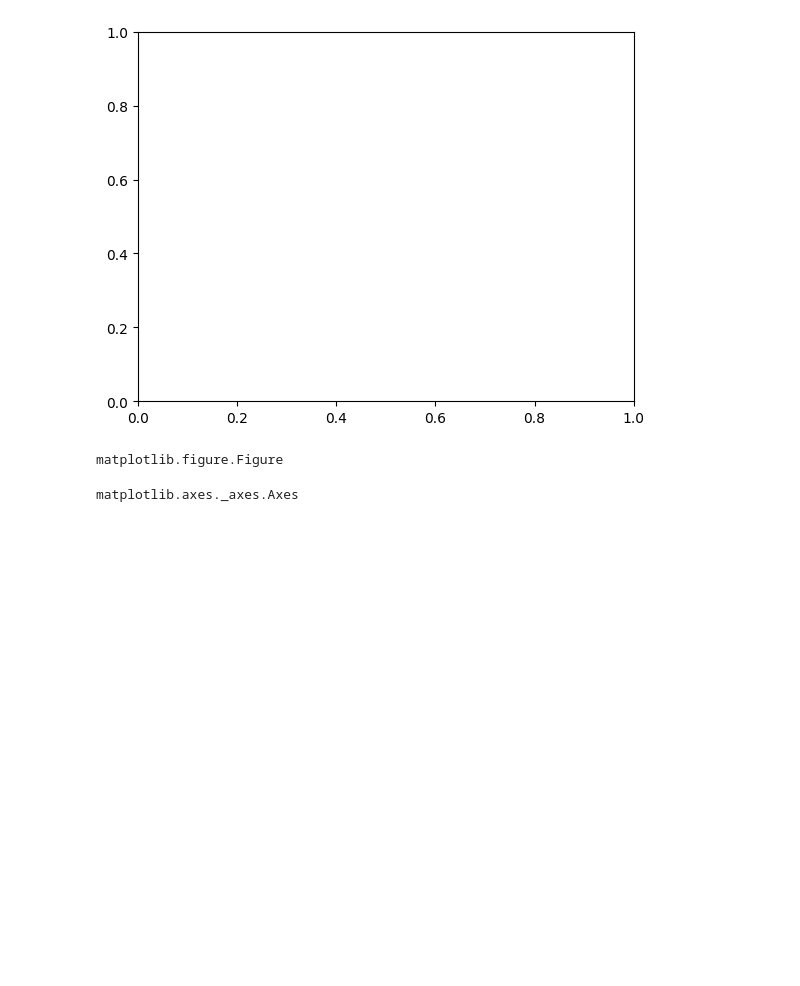
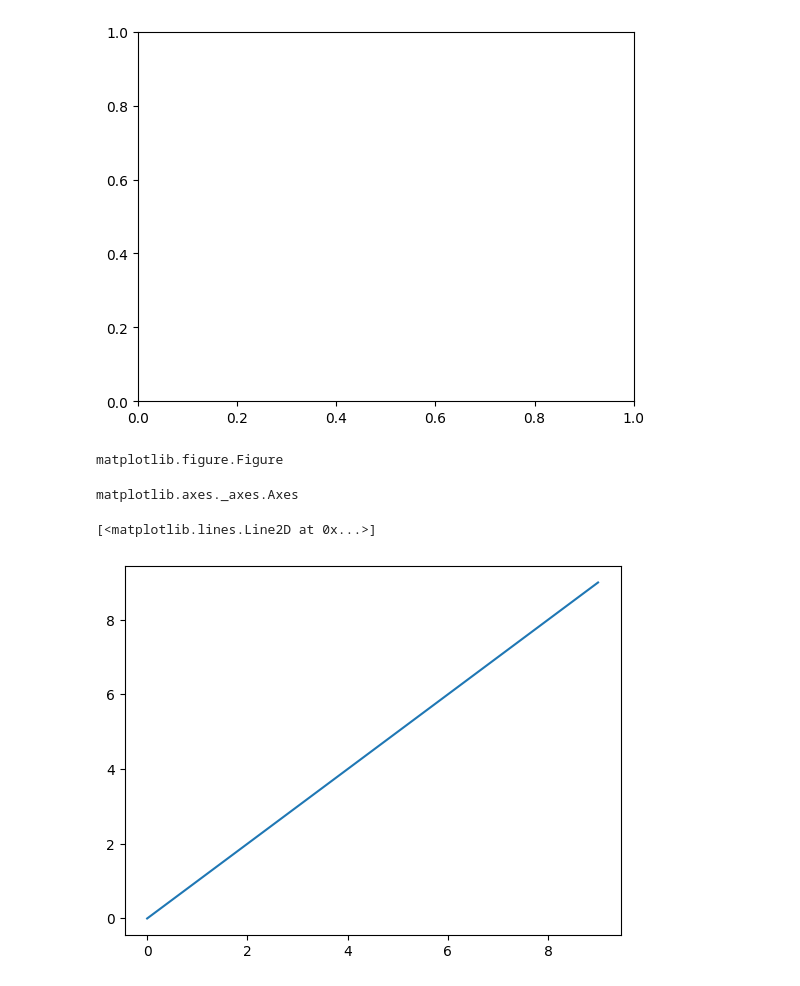
Before and after one commit to NicoleSchwartz/20241505-tutorial-pandas-matplotlib, a Jupyter notebook: tutorial.ipynb, the cells around one changed output. Cells and saved outputs as stored; diff of their text form; code cells hidden in the pictures; blank space fills up the shorter version.

```diff
--- a/tutorial.ipynb
+++ b/tutorial.ipynb
@@ -632,3 +632,10 @@ matplotlib.figure.Figure
 type(ax)
 # %% [output]
 matplotlib.axes._axes.Axes
+# %%
+fig, ax = plt.subplots()
+
+ax.plot(range(10))
+# %% [output]
+[<matplotlib.lines.Line2D at 0x...>]
+[figure, added]
```
